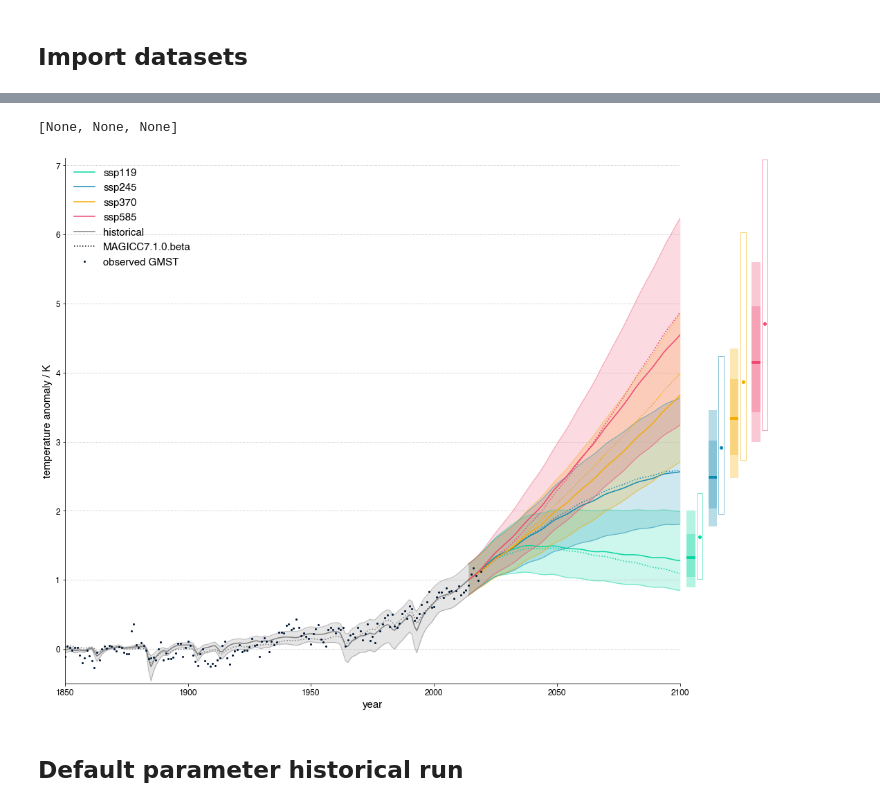
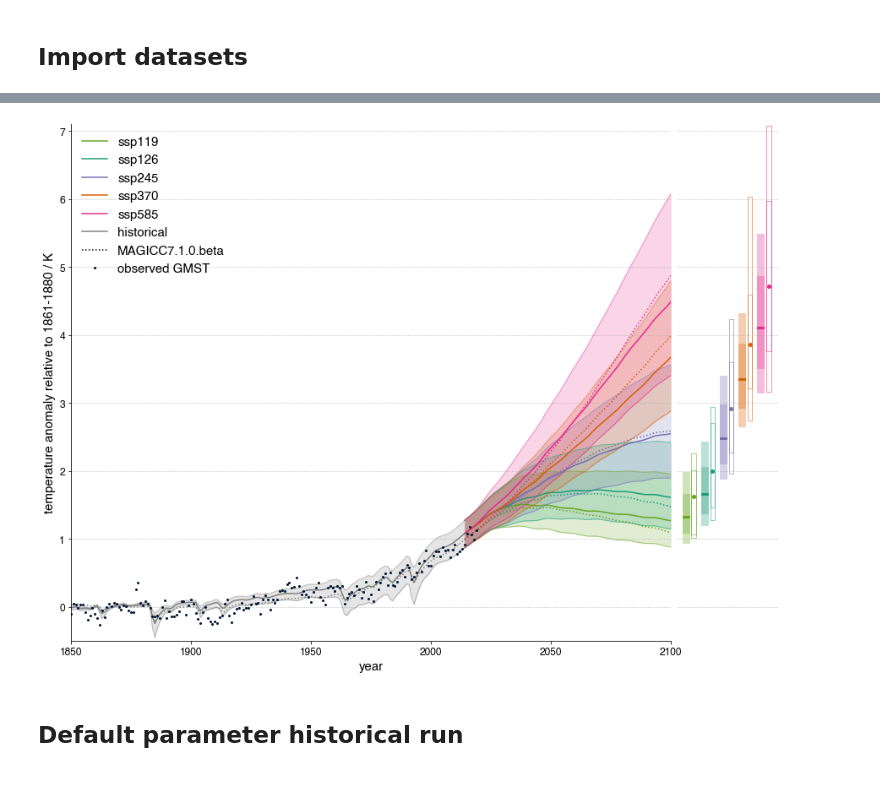
Before and after one commit to njleach/GIR, a Jupyter notebook: GIR/notebooks/SSP_NROY_ensemble.ipynb, the cells around one changed output, grey strips where cells are left out. Drawn from its saved outputs; the diff is of its cells as text; code cells hidden in the pictures.

```diff
--- a/GIR/notebooks/SSP_NROY_ensemble.ipynb
+++ b/GIR/notebooks/SSP_NROY_ensemble.ipynb
@@ -154,3 +158,6 @@ def run_NROY_ssp(ssp,param_sets=[0]):
     results = run_GIR(emissions_in=ssp_emms_run,forcing_in=ssp_forc,gas_parameters=gas_param_ensemble,thermal_parameters=thermal_param_ensemble)
 
     return results['RF'],results['T'],LUC_forc_ensemble
+# %%
+FULL_probabilities = pd.read_hdf('../Parameter_Sets/NROY_GWI_informed/FULL_member_selection_probabilities.h5')
+GWI_constraint = FULL_probabilities>np.random.random(FULL_probabilities.size)
@@ -157,11 +225,15 @@ def run_NROY_ssp(ssp,param_sets=[0]):
 # %%
-scenarios = ['ssp'+x for x in ['119','245','370','585']]
+# scenarios = ['ssp'+x for x in ['119','126','245','370','585']]
+scenarios = [x for x in magicc_scm.index.levels[1] if 'ssp' in x and x[0]!='e']
 
-plot_results = pd.DataFrame(index = np.arange(1750,2151),columns=pd.MultiIndex.from_product([scenarios,list(param_categories.keys()) + ['anthro','temp'],[5,17,50,83,95]]))
+plot_results = pd.DataFrame(index = np.arange(1750,2151),columns=pd.MultiIndex.from_product([scenarios,list(param_categories.keys()) + ['anthro','temp'],[5,16.6,50,83.3,95]]))
+
+gas_param_ensemble,thermal_param_ensemble,EXT_forc_sfs = get_GWI_ensemble_parameters(ensemble_size=15000)
 
 for ssp in scenarios:
 
-    results_rf,results_T,LUC_forc = run_NROY_ssp(ssp,[0,90000,110000,450000,860000])
+    print('computing '+ssp+' projection')
+    results_rf,results_T,LUC_forc = run_GWI_NROY_ssp(ssp,gas_param_ensemble,thermal_param_ensemble,EXT_forc_sfs)
 
     for forc_cat in param_categories.keys():
         for quantile in [5,16.6,50,83.3,95]:
@@ -208,7 +296,7 @@ forc_cat_order = ['carbon_dioxide', 'methane', 'nitrous_oxide','other_wmghgs','t
 gs = fig.add_gridspec(4, 4)
 ax1 = fig.add_subplot(gs[:2,:2])
 ax2 = [fig.add_subplot(gs[i,j]) for i in np.arange(4) for j in np.arange(4) if (i>=2) or (j>=2)]
-colors= {'ssp245':'#118ab2','ssp370':'#F5AB00','ssp585':'#ef476f','ssp119':'#06d6a0','history':'grey'}
+colors= {'ssp245':'#7570b3','ssp370':'#d95f02','ssp585':'#e7298a','ssp119':'#66a61e','ssp126':'#1b9e77','history':'grey'}
 for ssp in scenarios:
     ax1.plot(plot_results.loc[2014:2100,(ssp,'anthro',50)],color=colors[ssp],label=ssp)
     ax1.fill_between(plot_results.loc[2014:2100].index,*plot_results.loc[2014:2100,(ssp,'anthro',[5,95])].values.T,color=colors[ssp],lw=0,alpha=0.2)
@@ -244,9 +332,11 @@ ax1.set_ylabel('total anthropogenic',fontsize=15)
 [a.set_xlabel('year',fontsize=12) for a in ax2[-4:]+[ax1]]
 [a.spines[pos].set_visible(False) for a in ax2+[ax1] for pos in ['right','top']]
 [a.set_xlim(1850,2100) for a in ax2+[ax1]]
+[ax2[i].text(-0.05,1.05,x,va='bottom',ha='right',transform=ax2[i].transAxes,fontweight='bold',fontsize=15) for i,x in enumerate(['b','c','d','e','f','g','h','j','k','l','m'])]
+ax1.text(-0.05,1.05,'a',va='bottom',ha='right',transform=ax1.transAxes,fontweight='bold',fontsize=15)
 ax1.plot([],[],'k:',label='MAGICC7.1.0.beta')
 ax1.legend(loc='upper left',fontsize=15)
 plt.tight_layout()
 
-[fig.savefig('/home/leachl/Documents/Simple_models/FaIR_v2-0_paper/Plots/SSP_NROY_ERF_grid.'+x,bbox_inches='tight',dpi=600) for x in ['png','pdf','svg']]
+# [fig.savefig('/home/leachl/Documents/Simple_models/FaIR_v2-0_paper/Plots/SSP_NROY_ERF_grid.'+x,bbox_inches='tight',dpi=600) for x in ['png','pdf','svg']]
 # %% [output]
@@ -329,7 +418,7 @@ plot_cmip6_tas2100 = plot_cmip6_tas2100 - plot_cmip6_tas2100.loc[baseline[0]:bas
 CMIP6_ssp_statistics = plot_cmip6_tas2100.loc[2081:2100].T.drop_duplicates().T.mean().groupby(level=1).describe(percentiles=[0.166,0.5,0.833])
 # %%
 fig = plt.figure(figsize=(15,11.25))
-gs = fig.add_gridspec(1, 20,wspace=0)
+gs = fig.add_gridspec(1, 20,wspace=0.2)
 ax = fig.add_subplot(gs[0,:-3])
 
 for ssp in scenarios:
@@ -343,39 +432,47 @@ ax.fill_between(plot_results.loc[:2014].index,*plot_results.loc[:2014,(ssp,'temp
 ax.plot(plot_results.loc[:2014].index,plot_results.loc[:2014,(ssp,'temp',[5,95])],color=colors['history'],lw=1.2,alpha=0.5)
 ax.plot(magicc_scm.loc['World'].xs('Surface Air Temperature Change',level=1).loc['esm-'+ssp+'-allGHG',range(1850,2015)]-magicc_scm.loc['World'].xs('Surface Air Temperature Change',level=1).loc['esm-'+ssp+'-allGHG',range(1861,1880)].mean(),color=colors['history'],ls=':')
 
 ax.plot([],[],'k:',label='MAGICC7.1.0.beta')
 
 ax.plot(np.arange(1850,2020),(GMST_datasets - GMST_datasets.loc['1861':'1880'].mean()).loc[:'2019'].mean(axis=1).resample('y').mean().values,'.',ms=4,label='observed GMST')
 
 ax1 = fig.add_subplot(gs[0,-3:])
 
 for i,ssp in enumerate(scenarios):
 
     ax1.bar(i,0.04,width=0.4,bottom=plot_results.loc[2081:2100,(ssp,'temp',50)].mean()-0.02,color=colors[ssp])
     ax1.bar(i,plot_results.loc[2081:2100,(ssp,'temp',[16.6,83.3])].mean().diff(),width=0.4,bottom=plot_results.loc[2081:2100,(ssp,'temp',16.6)].mean(),color=colors[ssp],alpha=0.3)
     ax1.bar(i,plot_results.loc[2081:2100,(ssp,'temp',[5,95])].mean().diff(),width=0.4,bottom=plot_results.loc[2081:2100,(ssp,'temp',5)].mean(),color=colors[ssp],alpha=0.3)
 
     ax1.bar([i+0.4],CMIP6_ssp_statistics.loc[ssp,['min','max']].diff(),width=0.25,bottom=CMIP6_ssp_statistics.loc[ssp,'min'],color='',edgecolor=colors[ssp],lw=0.5)
+    ax1.bar([i+0.4],CMIP6_ssp_statistics.loc[ssp,['16.6%','83.3%']].diff(),width=0.25,bottom=CMIP6_ssp_statistics.loc[ssp,'16.6%'],color='',edgecolor=colors[ssp],lw=0.5)
     ax1.plot([i+0.4],CMIP6_ssp_statistics.loc[ssp,'50%'],'o',ms=4,c=colors[ssp])
 
 ax.yaxis.grid(ls=':')
 ax.set_ylim(-0.5,7.1)
 ax1.set_ylim(-0.5,7.1)
-ax1.axis('off')
+# ax1.axis('off')
+ax1.xaxis.set_ticklabels([])
+ax1.xaxis.set_ticks_position('none')
+ax1.yaxis.set_ticklabels([])
+ax1.yaxis.set_ticks_position('none')
+ax1.yaxis.grid(ls=':')
+[ax1.spines[pos].set_visible(False) for pos in ['right','top','bottom','left']]
 [ax.spines[pos].set_visible(False) for pos in ['right','top']]
 ax.set_xlim(1850,2100)
-ax1.set_xlim(-0.5,4.5)
+ax1.set_xlim(-0.5,4.9)
 ax.legend(loc='upper left',fontsize=15)
 plt.tight_layout()
-ax.set_ylabel('temperature anomaly / K',fontsize=15)
+ax.set_ylabel('temperature anomaly relative to 1861-1880 / K',fontsize=15)
 ax.set_xlabel('year',fontsize=15)
 ax.tick_params(labelsize=12)
 ax.ticklabel_format(style="plain")
 
-[fig.savefig('/home/leachl/Documents/Simple_models/FaIR_v2-0_paper/Plots/SSP_NROY_temp.'+x,bbox_inches='tight',dpi=600) for x in ['png','pdf','svg']]
+plt.tight_layout()
+
+# [fig.savefig('/home/leachl/Documents/Simple_models/FaIR_v2-0_paper/Plots/SSP_NROY_temp.'+x,bbox_inches='tight',dpi=600) for x in ['png','pdf','svg']]
 # %% [output]
-[None, None, None]
-[figure, old version]
+[figure, new version]
 # %% [markdown]
 ## Default parameter historical run
 # %%
```
Also changed, not shown: parts of 44 cells of this notebook, 12 other files.
